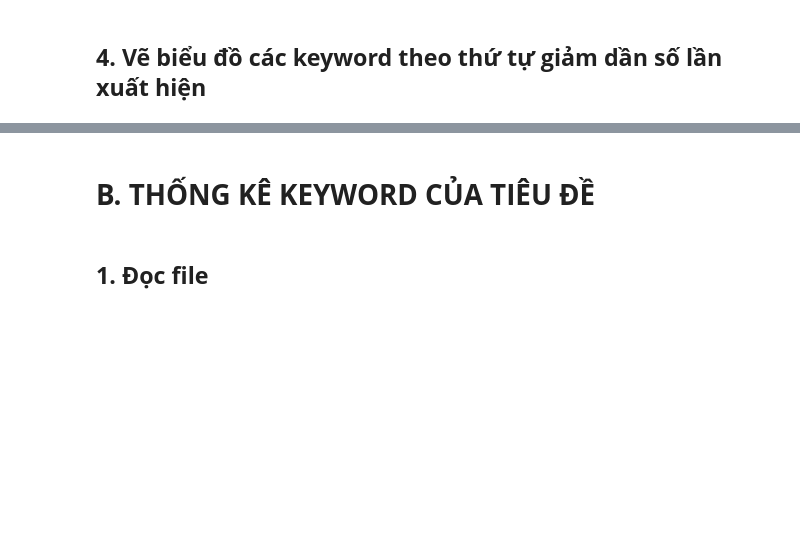
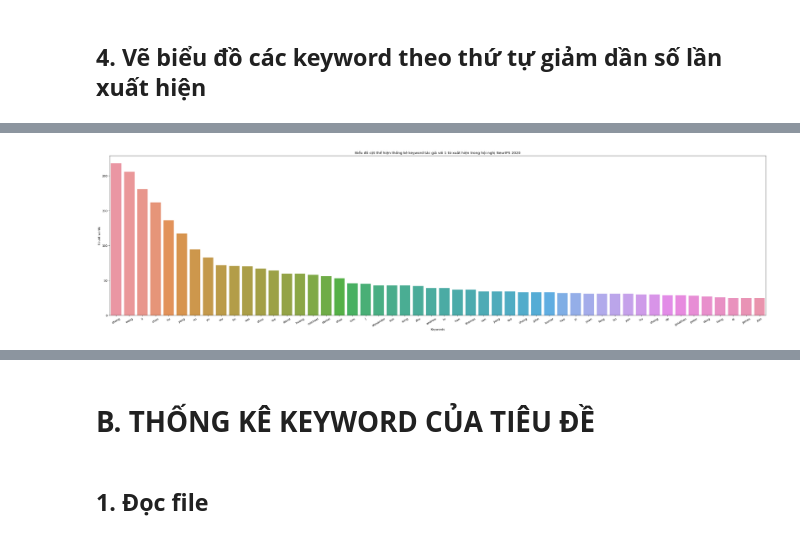
Before and after one commit to ndtuan10/Cac_van_de_chon_loc_trong_CV_CS420.M11.KHCL, a Jupyter notebook: BaiTap/BaiTap1_Thống_kê_keyword_các_bài_báo_trong_1_hội_nghị/Bài_tập_1_Thống_kê_keyword_của_tiêu_đề_tác_giả_trong_1_hội_nghị.ipynb, the cells around one changed output, grey strips where cells are left out. Drawn from its saved outputs; the diff is of its cells as text; code cells hidden in the pictures; blank space fills up the shorter version.

```diff
--- a/BaiTap/BaiTap1_Thống_kê_keyword_các_bài_báo_trong_1_hội_nghị/Bài_tập_1_Thống_kê_keyword_của_tiêu_đề_tác_giả_trong_1_hội_nghị.ipynb
+++ b/BaiTap/BaiTap1_Thống_kê_keyword_các_bài_báo_trong_1_hội_nghị/Bài_tập_1_Thống_kê_keyword_của_tiêu_đề_tác_giả_trong_1_hội_nghị.ipynb
@@ -116,0 +144,18 @@ fig.savefig('freqDistofAuthors.png', bbox_inches = "tight")
+# %%
+# Vẽ biểu đồ cột cho 50 từ phổ biến nhất
+import pandas as pd
+import seaborn as sns
+
+fd = FreqDist(removing_stopwords).most_common(50)
+fd = pd.Series(dict(fd))
+
+fig, ax = plt.subplots(figsize=(40,10), dpi = 80)
+bar_plot = sns.barplot(x=fd.index, y=fd.values, ax=ax)
+plt.xticks(rotation=30);
+plt.xlabel("Keywords")
+plt.ylabel("Count words")
+plt.title("Biểu đồ cột thể hiện thống kê keyword tác giả với 1 từ xuất hiện trong hội nghị NeurIPS 2020")
+
+fig.savefig('freqDistofAuthors_ngram=1_barchart.png', bbox_inches = "tight")
+# %% [output]
+[figure, added]
```
Also changed, not shown: parts of 27 cells of this notebook.
